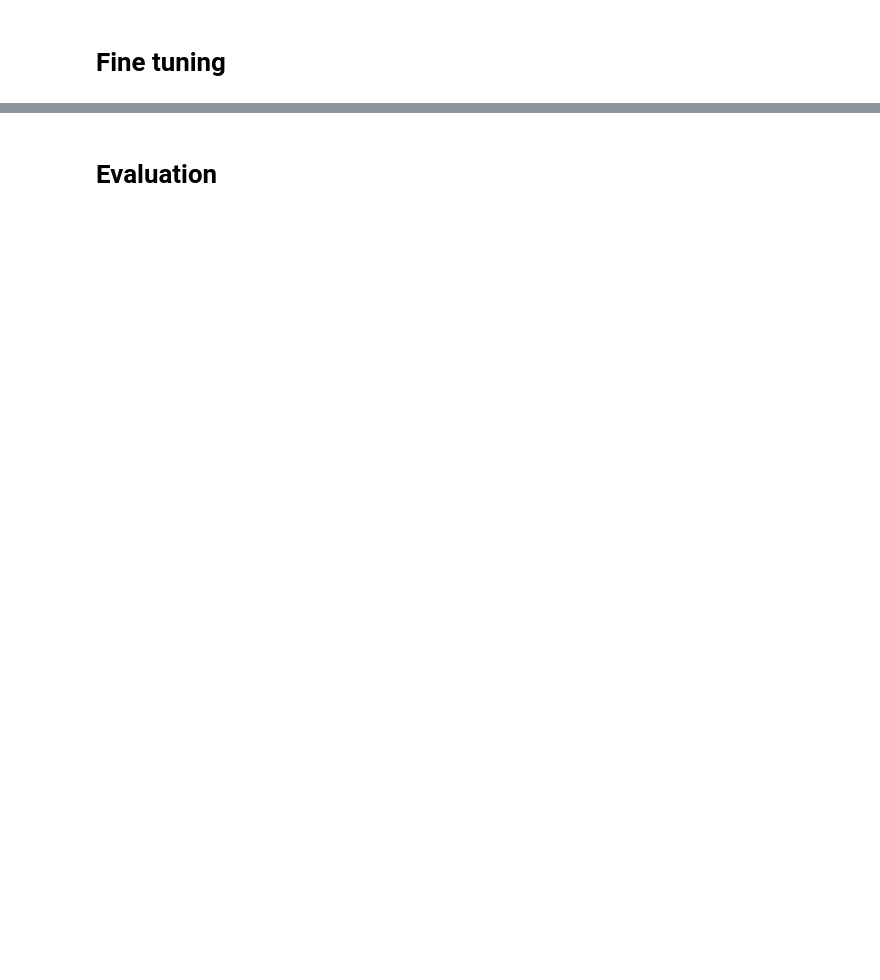
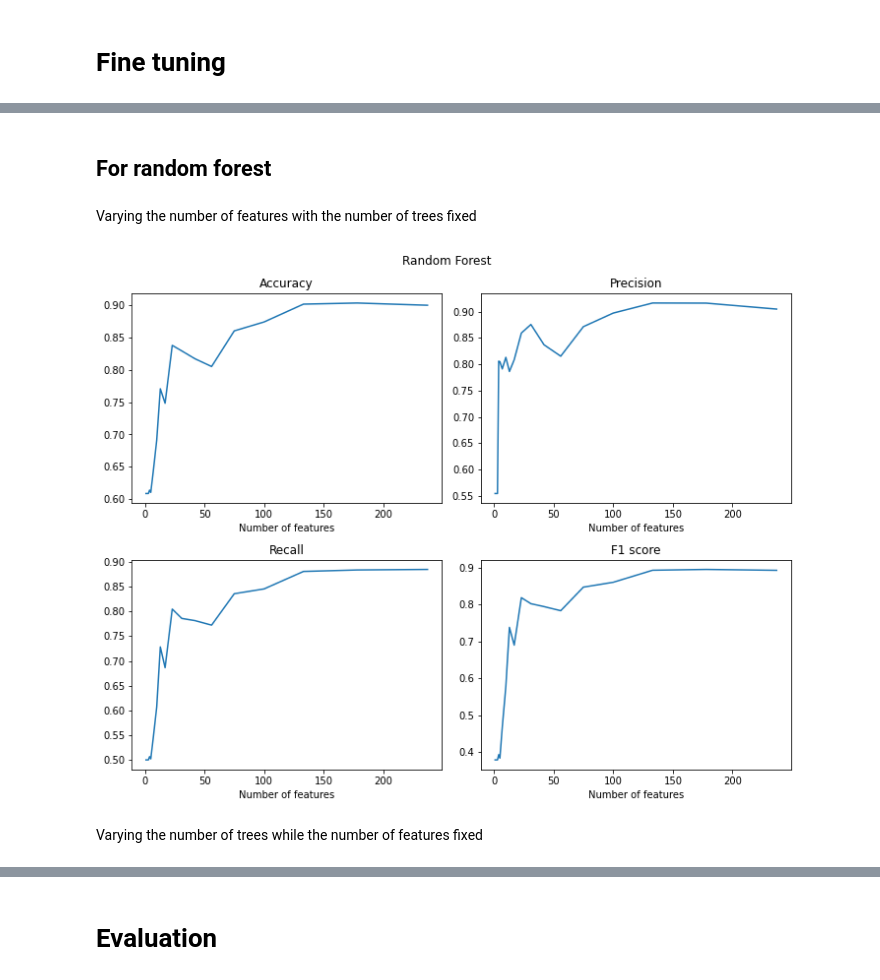
Before and after one commit to bunbohue19/Machine-Learning-Data-Mining, a Jupyter notebook: dtree-student-dropout.ipynb, the cells around one changed output, grey strips where cells are left out. Saved outputs shown, nothing was run; the diff lists cells and outputs as text; code cells hidden in the pictures; blank space fills up the shorter version.

```diff
--- a/dtree-student-dropout.ipynb
+++ b/dtree-student-dropout.ipynb
@@ -799,0 +678,45 @@ TODO
+# %% [markdown]
+## For random forest
+# %% [markdown]
+Varying the number of features with the number of trees fixed
+# %%
+n_feats_list = np.unique(np.logspace(np.log10(1), np.log10(238), num=20, dtype=int))
+accs = []
+precs = []
+recs = []
+f1s = []
+
+for n_feats in n_feats_list:
+    acc, prec, rec, f1_ = evaluate(RandomForest, X_dev, y_dev, X_val, y_val, args=[5, n_feats], verbose=False)
+    accs.append(acc)
+    precs.append(prec)
+    recs.append(rec)
+    f1s.append(f1_)
+# %%
+fig, ((ax1, ax2), (ax3, ax4)) = plt.subplots(2, 2, figsize=(10, 8))
+fig.suptitle("Random Forest (varying n. features)")
+
+ax1.plot(n_feats_list, accs)
+ax1.set_title("Accuracy")
+ax1.set_xlabel("Number of features")
+
+ax2.plot(n_feats_list, precs)
+ax2.set_title("Precision")
+ax2.set_xlabel("Number of features")
+
+ax3.plot(n_feats_list, recs)
+ax3.set_title("Recall")
+ax3.set_xlabel("Number of features")
+
+ax4.plot(n_feats_list, f1s)
+ax4.set_title("F1 score")
+ax4.set_xlabel("Number of features")
+
+plt.tight_layout()  # Optional: Adjust the spacing between subplots
+
+# plt.savefig('images/rf_n_feats.png')
+plt.show()
+# %% [output]
+[figure, added]
+# %% [markdown]
+Varying the number of trees while the number of features fixed
```
Also changed, not shown: parts of 32 cells of this notebook, 5 other files.
